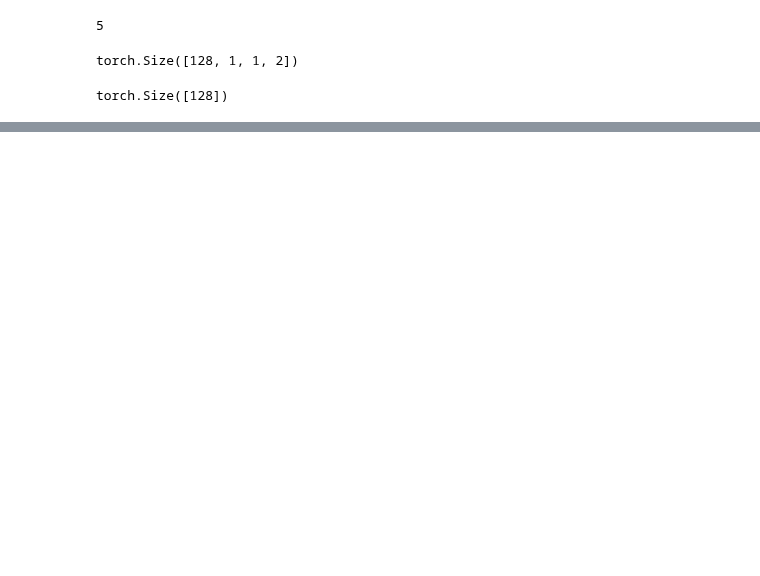
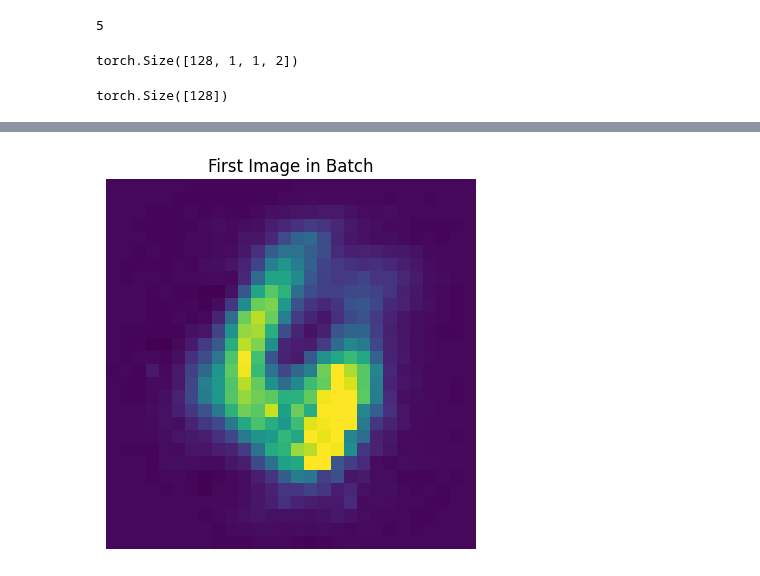
Before and after one commit to shusank8/DiffusionModels, a Jupyter notebook: VisualizingLatentSpace.ipynb, the cells around one changed output, grey strips where cells are left out. Cells and saved outputs as stored; diff of their text form; code cells hidden in the pictures; blank space fills up the shorter version.

```diff
--- a/VisualizingLatentSpace.ipynb
+++ b/VisualizingLatentSpace.ipynb
@@ -74,7 +74,7 @@ class VisualizingLatentSpace(nn.Module):
     return [enc, dec]
 
   def generate(self, x):
-    enc = self.enoder(x)
-    dec = self.decoder(enc)
-    return [enc, dec]
+    # enc = self.enoder(x)
+    dec = self.decoder(x)
+    return dec
 # %%
@@ -173,3 +174,28 @@ for iteration, latents, labels in vis:
 [interactive output not drawn]
 [interactive output not drawn]
 [interactive output not drawn]
+# %%
+p = torch.tensor([0.21,0.16]).reshape(1,1,1,2)
+i = model.generate(p)
+# %%
+import torch
+import matplotlib.pyplot as plt
+
+
+# Select the first image in the batch
+image_0 = i[0]  # shape is now [C, H, W]
+
+#  If this is a multi-channel image (e.g., RGB), we need to permute
+# from (C, H, W) to (H, W, C) to match what imshow expects:
+image_0_perm = image_0.permute(1, 2, 0)  # now shape [H, W, C]
+
+# Convert to a NumPy array
+image_0_np = image_0_perm.detach().numpy()
+
+# Step 4: Plot
+plt.imshow(image_0_np)
+plt.title("First Image in Batch")
+plt.axis("off")
+plt.show()
+# %% [output]
+[figure, added]
```
Also changed, not shown: parts of 2 cells of this notebook.
